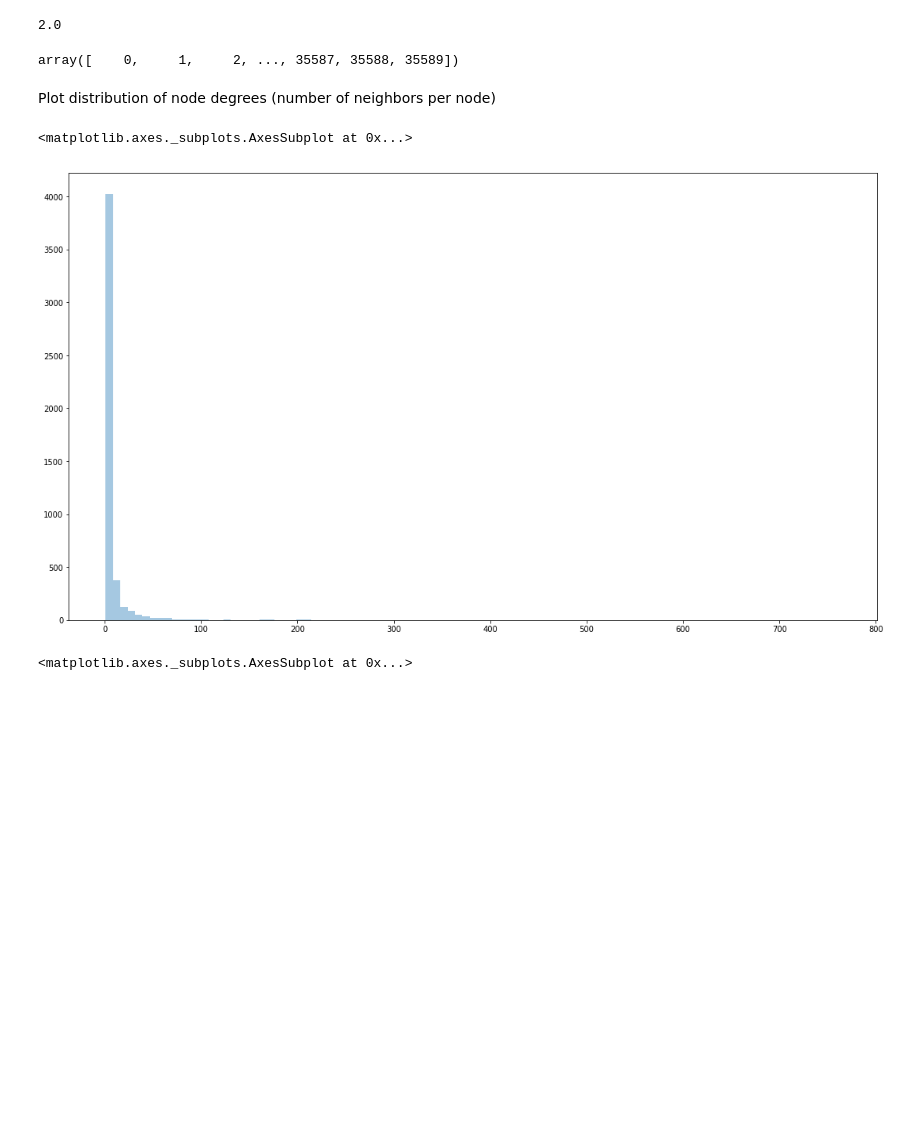
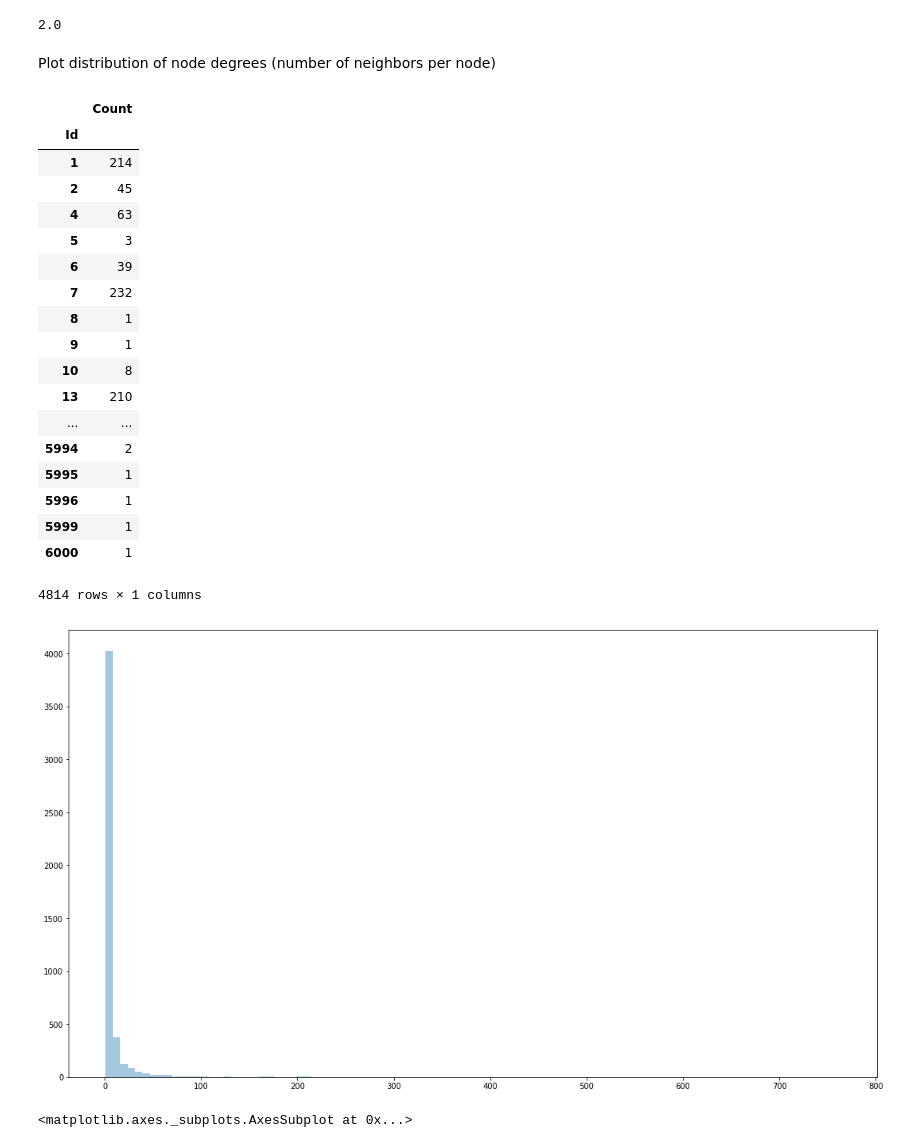
Before and after one commit to Snikanes/trans-clustering, a Jupyter notebook: visualize/Data Analysis.ipynb, the cells around one changed output. Cells and saved outputs as stored; diff of their text form; code cells hidden in the pictures; blank space fills up the shorter version.

```diff
--- a/visualize/Data Analysis.ipynb
+++ b/visualize/Data Analysis.ipynb
@@ -30,15 +30,32 @@ dtype: float64
 np.median(counts)
 # %% [output]
 2.0
-# %%
-df.index.values
-# %% [output]
-array([    0,     1,     2, ..., 35587, 35588, 35589])
 # %% [markdown]
 Plot distribution of node degrees (number of neighbors per node)
 # %%
 sns.distplot(counts, kde=False, bins=100)
+counts.index.rename('Id', inplace=True)
+counts.columns = ['Count']
+counts
 # %% [output]
+|  | Count |
+| Id |  |
+| 1 | 214 |
+| 2 | 45 |
+| 4 | 63 |
+| 5 | 3 |
+| 6 | 39 |
+| 7 | 232 |
+| 8 | 1 |
+| 9 | 1 |
+| 10 | 8 |
+| 13 | 210 |
+| ... | ... |
+| 5994 | 2 |
+| 5995 | 1 |
+| 5996 | 1 |
+| 5999 | 1 |
+| 6000 | 1 |
-<matplotlib.axes._subplots.AxesSubplot at 0x...>
+4814 rows × 1 columns
 [figure]
 # %%
```
Also changed, not shown: parts of 6 cells of this notebook.
